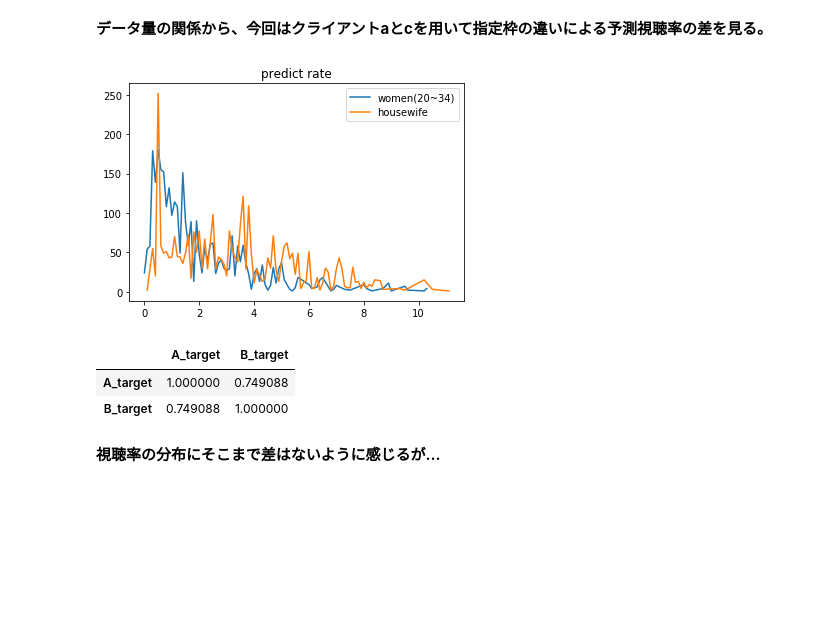
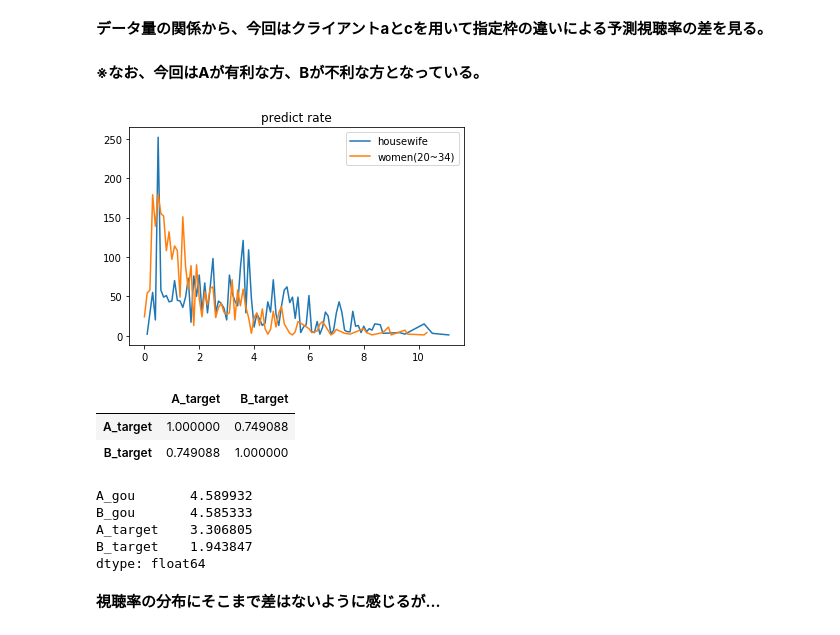
Before and after one commit to da-shuto-iwasaki/Flame_turn, a Jupyter notebook: Algorithm/My_algo.ipynb, the cells around one changed output. Cells and saved outputs as stored; diff of their text form; code cells hidden in the pictures; blank space fills up the shorter version.

```diff
--- a/Algorithm/My_algo.ipynb
+++ b/Algorithm/My_algo.ipynb
@@ -84,22 +97,24 @@ plt.show()
 ***
 # %% [markdown]
 <b>データ量の関係から、今回はクライアントaとcを用いて指定枠の違いによる予測視聴率の差を見る。</b>
+# %% [markdown]
+<b>※なお、今回はAが有利な方、Bが不利な方となっている。</b>
 # %%
-df_A = df_a.loc[:, ['世帯','号数(6)','W(20~34)','housewife']]
-df_B = df_c.loc[:, ['世帯','号数(6)','W(18~34)','housewife']]
+df_A = df_c.loc[:, ['世帯','号数(6)','housewife','W(18~34)']]
+df_B = df_a.loc[:, ['世帯','号数(6)','housewife','W(20~34)']]
 df_A.columns=['A_gou', 'B_gou', 'A_target','B_target']
 df_B.columns = df_A.columns
 # %%
 df = pd.concat([df_A, df_B])
 # %%
 # 指定階層ごとの予測視聴率。
-plt.plot(df.groupby('A_target').size(), label='women(20~34)')
-plt.plot(df.groupby('B_target').size(), label='housewife')
+plt.plot(df.groupby('A_target').size(), label='housewife')
+plt.plot(df.groupby('B_target').size(), label='women(20~34)')
 plt.title('predict rate')
 plt.legend()
 plt.show()
 # %% [output]
-[figure, old version]
+[figure, new version]
 # %%
 # 視聴率の上昇具合には同じ傾向があることが確認された。
 df.loc[:, ['A_target', 'B_target']].corr()
@@ -107,6 +122,14 @@ df.loc[:, ['A_target', 'B_target']].corr()
 |  | A_target | B_target |
 | A_target | 1.000000 | 0.749088 |
 | B_target | 0.749088 | 1.000000 |
+# %%
+df.mean()
+# %% [output]
+A_gou       4.589932
+B_gou       4.585333
+A_target    3.306805
+B_target    1.943847
+dtype: float64
 # %% [markdown]
 <b>視聴率の分布にそこまで差はないように感じるが…</b>
 # %%
```
Also changed, not shown: parts of 86 cells of this notebook.
